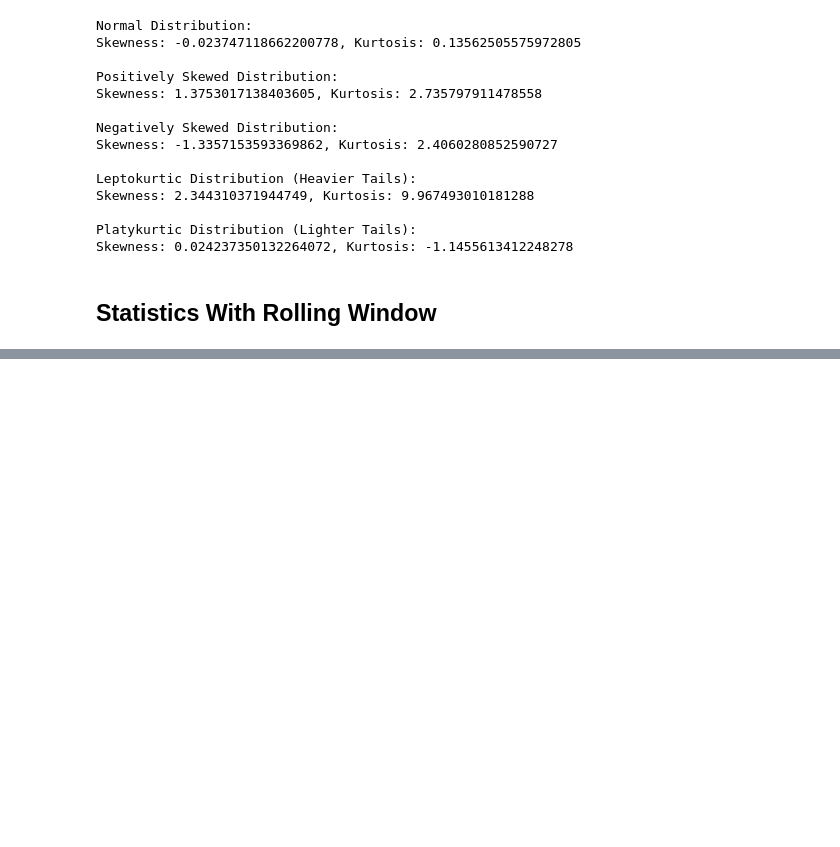
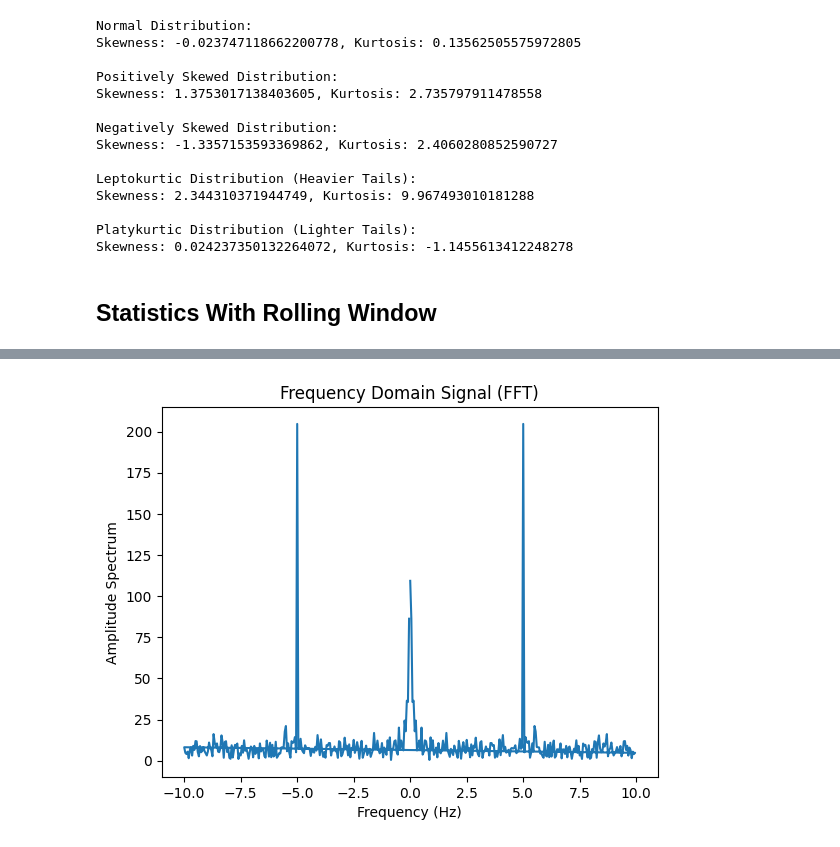
Before and after one commit to akshayyewle/Machine-Learning, a Jupyter notebook: 06 Predictive Maintenance - Handle Signal Data/Python Notebook 01 - 08 Dec 2023.ipynb, the cells around one changed output, grey strips where cells are left out. Drawn from its saved outputs; the diff is of its cells as text; code cells hidden in the pictures; blank space fills up the shorter version.

```diff
--- a/06 Predictive Maintenance - Handle Signal Data/Python Notebook 01 - 08 Dec 2023.ipynb
+++ b/06 Predictive Maintenance - Handle Signal Data/Python Notebook 01 - 08 Dec 2023.ipynb
@@ -388,0 +498,13 @@ plt.show()
+# %%
+# Apply FFT to the combined signal
+fft_result = np.fft.fft(combined_signal)
+frequencies = np.fft.fftfreq(len(fft_result), 1/sampling_rate)
+
+# Plot the frequency-domain signal (FFT)
+plt.plot(frequencies, np.abs(fft_result))
+plt.title('Frequency Domain Signal (FFT)')
+plt.xlabel('Frequency (Hz)')
+plt.ylabel('Amplitude Spectrum')
+plt.show()
+# %% [output]
+[figure, added]
```
Also changed, not shown: parts of 39 cells of this notebook.
